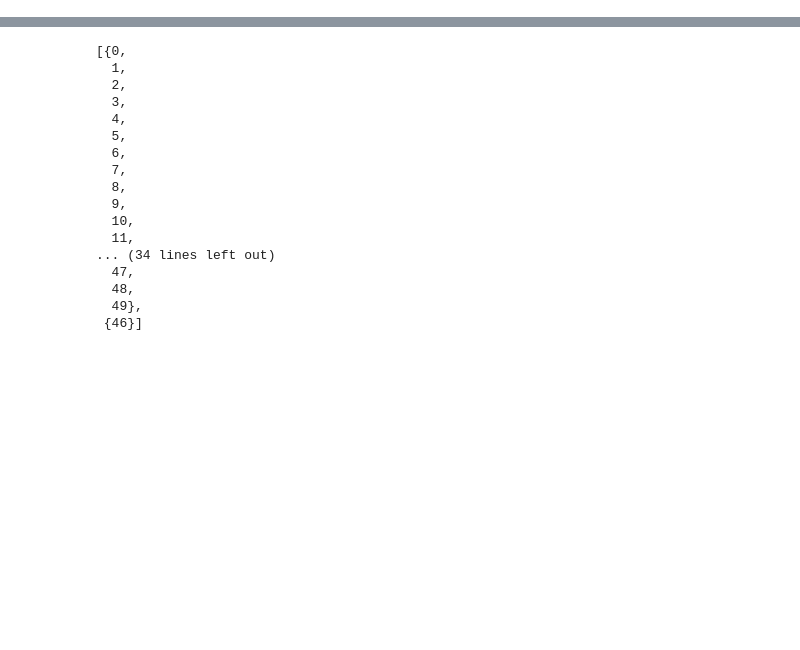
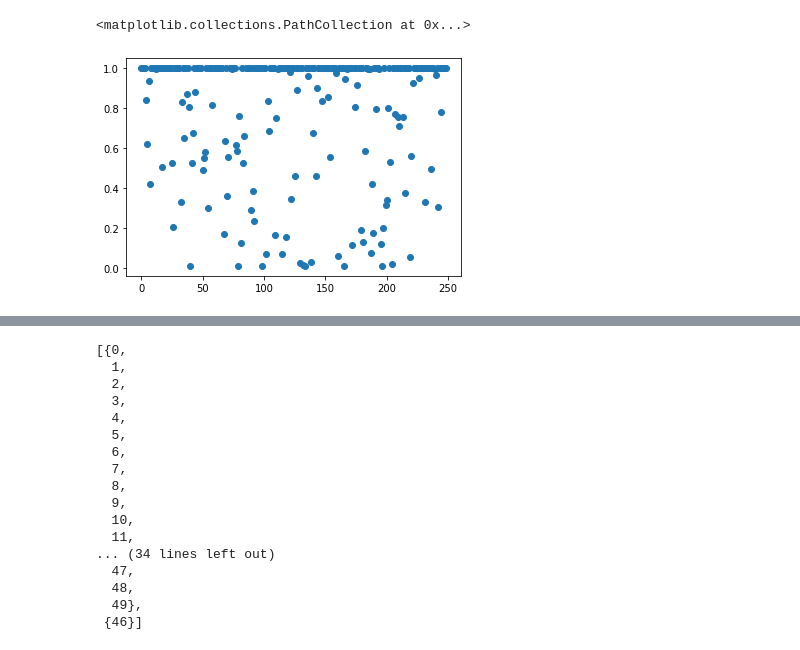
Before and after one commit to dkimpara/DiverseNode, a Jupyter notebook: jupyter-tests.ipynb, the cells around one changed output, grey strips where cells are left out. Cells and saved outputs as stored; diff of their text form; code cells hidden in the pictures; blank space fills up the shorter version.

```diff
--- a/jupyter-tests.ipynb
+++ b/jupyter-tests.ipynb
@@ -37,0 +43,5 @@ NetworkXError: Graph is not weakly connected.
+# %%
+plt.scatter(list(range(len(weights))),weights)
+# %% [output]
+<matplotlib.collections.PathCollection at 0x...>
+[figure, added]
```
Also changed, not shown: parts of 8 cells of this notebook, 2 other files.
